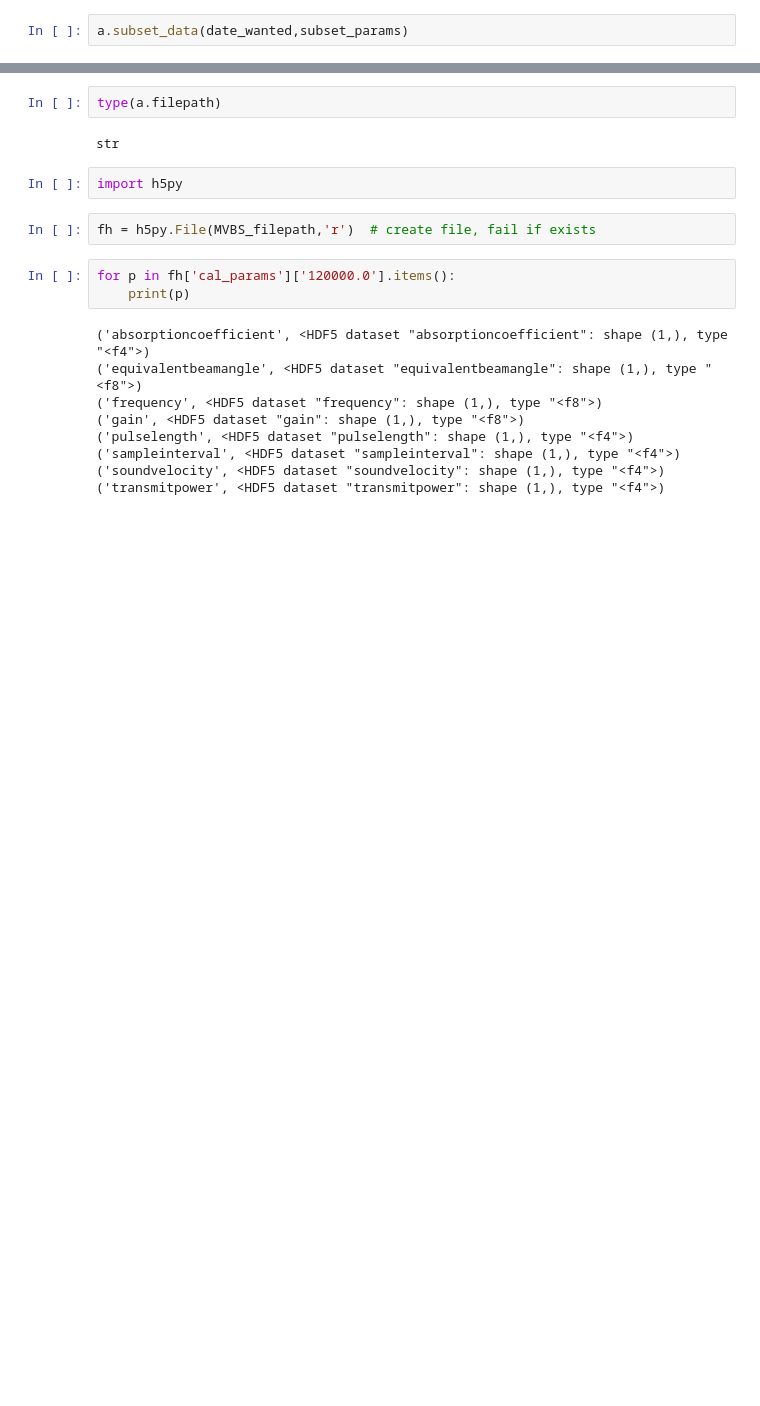
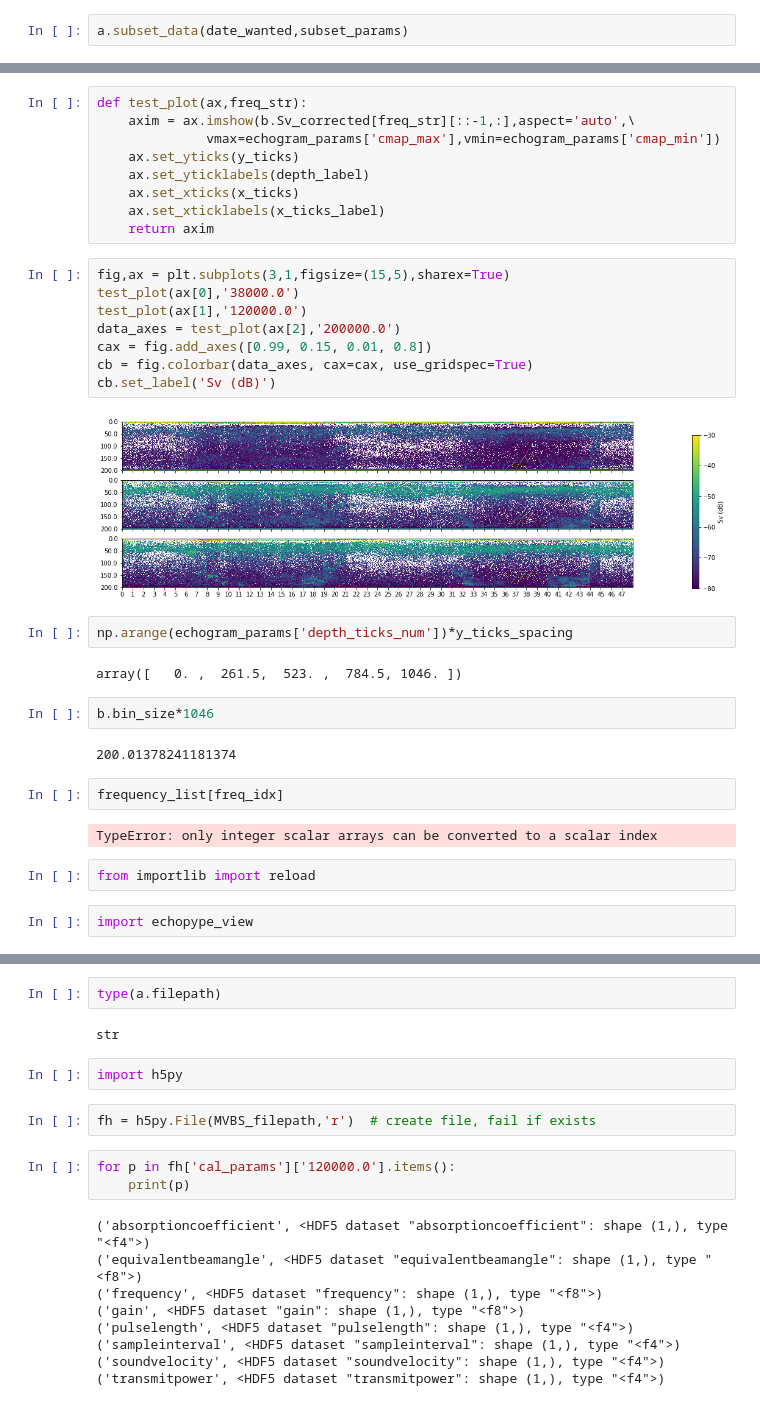
Before and after one commit to OSOceanAcoustics/echopype, a Jupyter notebook: notebooks/develop_class_EchoDataRaw.ipynb, the cells around one changed output, grey strips where cells are left out. Cells and saved outputs as stored; diff of their text form; blank space fills up the shorter version.

```diff
--- a/notebooks/develop_class_EchoDataRaw.ipynb
+++ b/notebooks/develop_class_EchoDataRaw.ipynb
@@ -302,0 +591,35 @@ a.save_mvbs2hdf5(MVBS_filepath)
+# %%
+def test_plot(ax,freq_str):
+    axim = ax.imshow(b.Sv_corrected[freq_str][::-1,:],aspect='auto',\
+              vmax=echogram_params['cmap_max'],vmin=echogram_params['cmap_min'])
+    ax.set_yticks(y_ticks)
+    ax.set_yticklabels(depth_label)
+    ax.set_xticks(x_ticks)
+    ax.set_xticklabels(x_ticks_label)
+    return axim
+# %%
+fig,ax = plt.subplots(3,1,figsize=(15,5),sharex=True)
+test_plot(ax[0],'38000.0')
+test_plot(ax[1],'120000.0')
+data_axes = test_plot(ax[2],'200000.0')
+cax = fig.add_axes([0.99, 0.15, 0.01, 0.8])
+cb = fig.colorbar(data_axes, cax=cax, use_gridspec=True)
+cb.set_label('Sv (dB)')
+# %% [output]
+[figure, added]
+# %%
+np.arange(echogram_params['depth_ticks_num'])*y_ticks_spacing
+# %% [output]
+array([   0. ,  261.5,  523. ,  784.5, 1046. ])
+# %%
+b.bin_size*1046
+# %% [output]
+200.01378241181374
+# %%
+frequency_list[freq_idx]
+# %% [output]
+TypeError: only integer scalar arrays can be converted to a scalar index
+# %%
+from importlib import reload
+# %%
+import echopype_view
```
Also changed, not shown: parts of 64 cells of this notebook.
